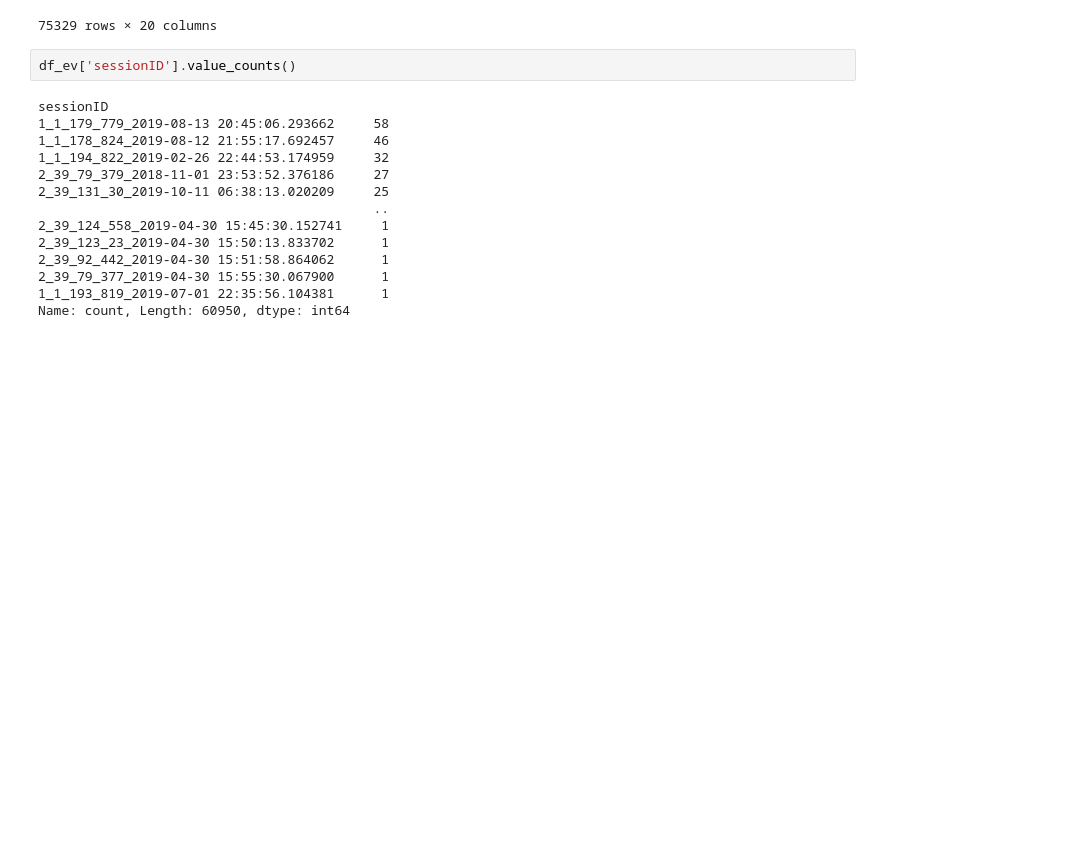
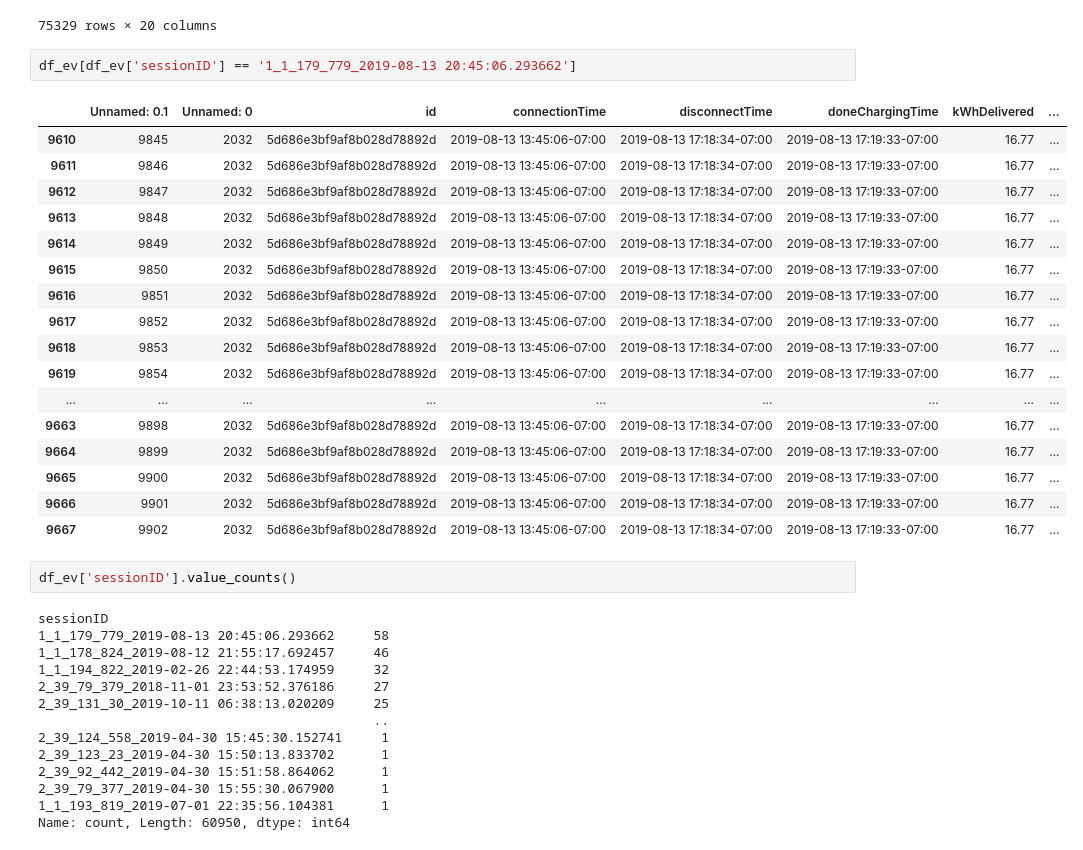
Before and after one commit to JanRkck/AA24, a Jupyter notebook: 03_cluster_analysis.ipynb, the cells around one changed output. Cells and saved outputs as stored; diff of their text form; blank space fills up the shorter version.

```diff
--- a/03_cluster_analysis.ipynb
+++ b/03_cluster_analysis.ipynb
@@ -28,6 +29,26 @@ df_ev
 | 75327 | 80637 | 10086 | 5d574ad2f9af8b4c10c03655 | 2019-07-31 12:19:47-07:00 | 2019-07-31 17:34:51-07:00 | 2019-07-31 14:25:30-07:00 | 11.589 | ... |
 | 75328 | 80638 | 10087 | 5d574ad2f9af8b4c10c03656 | 2019-07-31 12:21:47-07:00 | 2019-07-31 15:00:04-07:00 | 2019-07-31 13:51:34-07:00 | 0.897 | ... |
 75329 rows × 20 columns
+# %%
+df_ev[df_ev['sessionID'] == '1_1_179_779_2019-08-13 20:45:06.293662']
+# %% [output]
+|  | Unnamed: 0.1 | Unnamed: 0 | id | connectionTime | disconnectTime | doneChargingTime | kWhDelivered | ... |
+| 9610 | 9845 | 2032 | 5d686e3bf9af8b028d78892d | 2019-08-13 13:45:06-07:00 | 2019-08-13 17:18:34-07:00 | 2019-08-13 17:19:33-07:00 | 16.77 | ... |
+| 9611 | 9846 | 2032 | 5d686e3bf9af8b028d78892d | 2019-08-13 13:45:06-07:00 | 2019-08-13 17:18:34-07:00 | 2019-08-13 17:19:33-07:00 | 16.77 | ... |
+| 9612 | 9847 | 2032 | 5d686e3bf9af8b028d78892d | 2019-08-13 13:45:06-07:00 | 2019-08-13 17:18:34-07:00 | 2019-08-13 17:19:33-07:00 | 16.77 | ... |
+| 9613 | 9848 | 2032 | 5d686e3bf9af8b028d78892d | 2019-08-13 13:45:06-07:00 | 2019-08-13 17:18:34-07:00 | 2019-08-13 17:19:33-07:00 | 16.77 | ... |
+| 9614 | 9849 | 2032 | 5d686e3bf9af8b028d78892d | 2019-08-13 13:45:06-07:00 | 2019-08-13 17:18:34-07:00 | 2019-08-13 17:19:33-07:00 | 16.77 | ... |
+| 9615 | 9850 | 2032 | 5d686e3bf9af8b028d78892d | 2019-08-13 13:45:06-07:00 | 2019-08-13 17:18:34-07:00 | 2019-08-13 17:19:33-07:00 | 16.77 | ... |
+| 9616 | 9851 | 2032 | 5d686e3bf9af8b028d78892d | 2019-08-13 13:45:06-07:00 | 2019-08-13 17:18:34-07:00 | 2019-08-13 17:19:33-07:00 | 16.77 | ... |
+| 9617 | 9852 | 2032 | 5d686e3bf9af8b028d78892d | 2019-08-13 13:45:06-07:00 | 2019-08-13 17:18:34-07:00 | 2019-08-13 17:19:33-07:00 | 16.77 | ... |
+| 9618 | 9853 | 2032 | 5d686e3bf9af8b028d78892d | 2019-08-13 13:45:06-07:00 | 2019-08-13 17:18:34-07:00 | 2019-08-13 17:19:33-07:00 | 16.77 | ... |
+| 9619 | 9854 | 2032 | 5d686e3bf9af8b028d78892d | 2019-08-13 13:45:06-07:00 | 2019-08-13 17:18:34-07:00 | 2019-08-13 17:19:33-07:00 | 16.77 | ... |
+| ... | ... | ... | ... | ... | ... | ... | ... | ... |
+| 9663 | 9898 | 2032 | 5d686e3bf9af8b028d78892d | 2019-08-13 13:45:06-07:00 | 2019-08-13 17:18:34-07:00 | 2019-08-13 17:19:33-07:00 | 16.77 | ... |
+| 9664 | 9899 | 2032 | 5d686e3bf9af8b028d78892d | 2019-08-13 13:45:06-07:00 | 2019-08-13 17:18:34-07:00 | 2019-08-13 17:19:33-07:00 | 16.77 | ... |
+| 9665 | 9900 | 2032 | 5d686e3bf9af8b028d78892d | 2019-08-13 13:45:06-07:00 | 2019-08-13 17:18:34-07:00 | 2019-08-13 17:19:33-07:00 | 16.77 | ... |
+| 9666 | 9901 | 2032 | 5d686e3bf9af8b028d78892d | 2019-08-13 13:45:06-07:00 | 2019-08-13 17:18:34-07:00 | 2019-08-13 17:19:33-07:00 | 16.77 | ... |
+| 9667 | 9902 | 2032 | 5d686e3bf9af8b028d78892d | 2019-08-13 13:45:06-07:00 | 2019-08-13 17:18:34-07:00 | 2019-08-13 17:19:33-07:00 | 16.77 | ... |
 # %%
 df_ev['sessionID'].value_counts()
 # %% [output]
```
Also changed, not shown: parts of 30 cells of this notebook.
